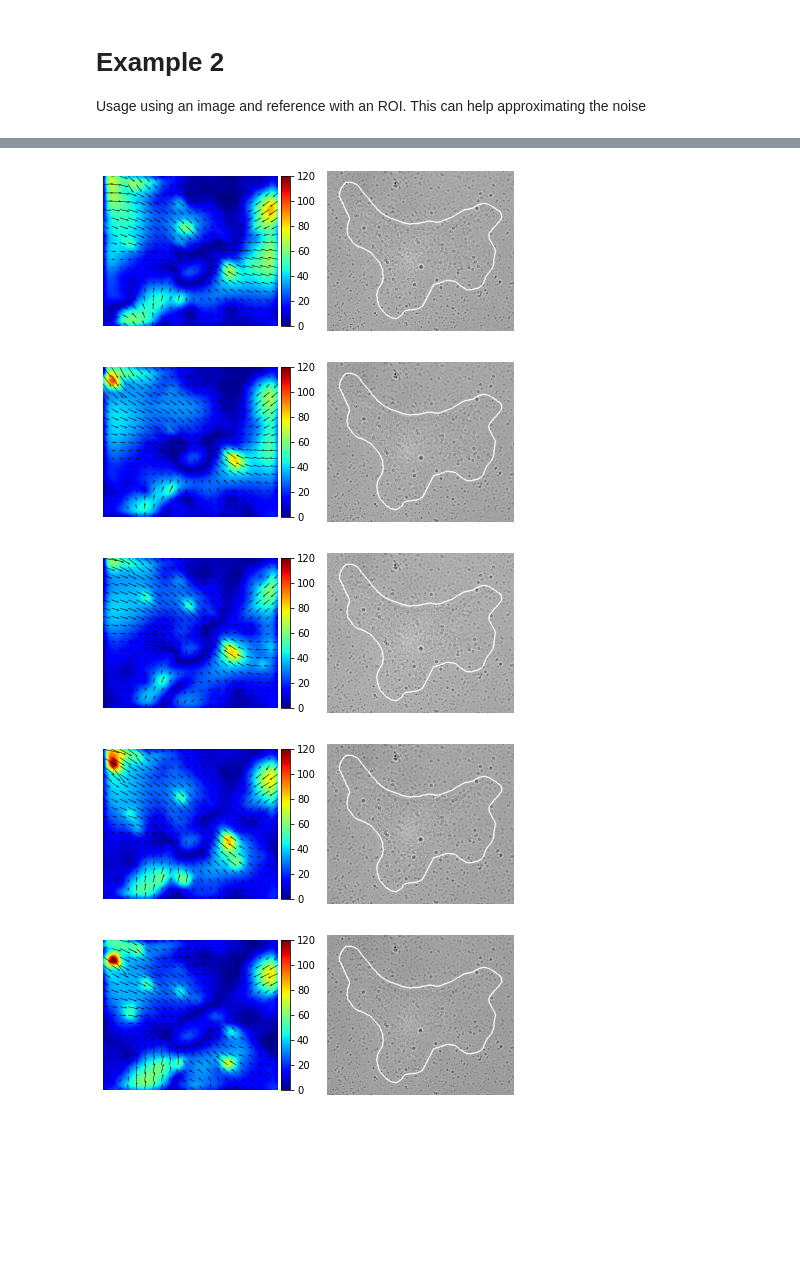
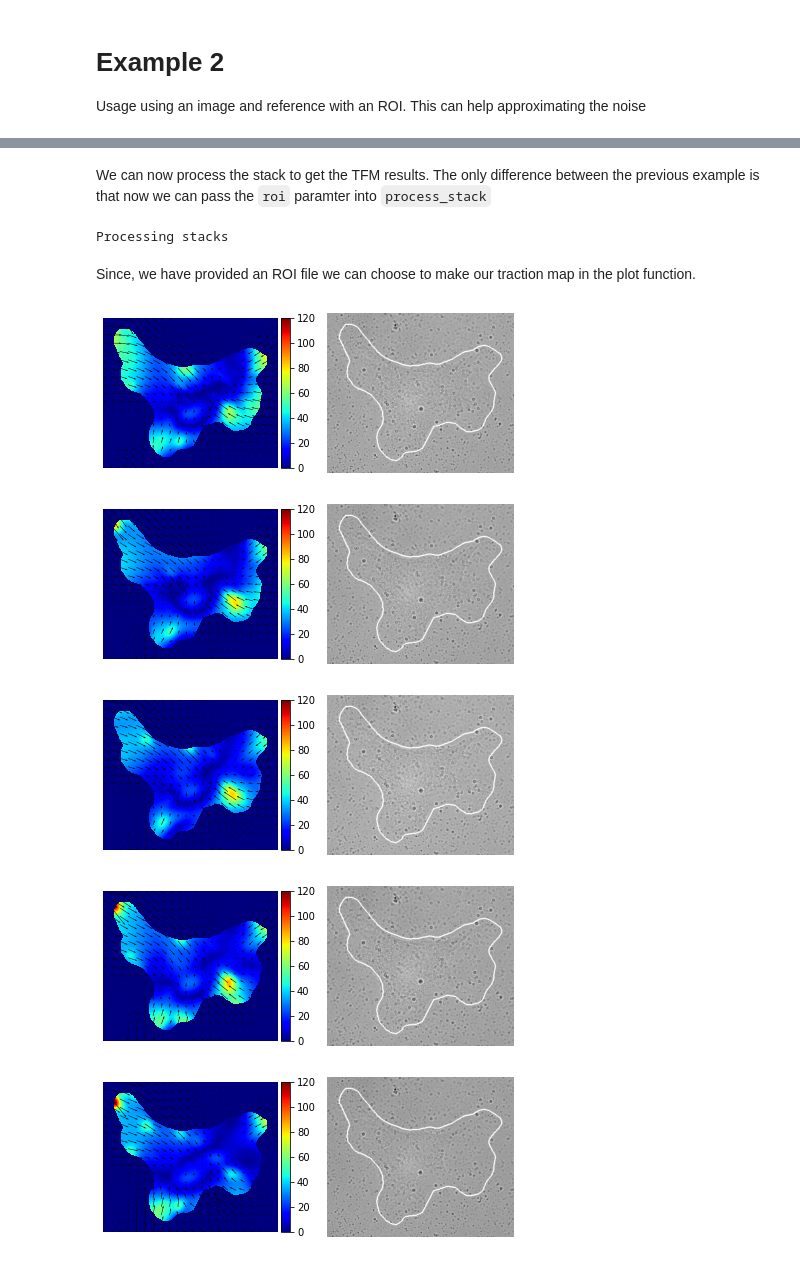
Before and after one commit to rg314/pytraction, a Jupyter notebook: scripts/usage.ipynb, the cells around one changed output, grey strips where cells are left out. Saved outputs shown, nothing was run; the diff lists cells and outputs as text; code cells hidden in the pictures; blank space fills up the shorter version.

```diff
--- a/scripts/usage.ipynb
+++ b/scripts/usage.ipynb
@@ -71,9 +166,17 @@ Processing stacks
+# %% [markdown]
+We can now process the stack to get the TFM results. The only difference between the previous example is that now we can pass the `roi` paramter into `process_stack`
+# %%
+log2 = traction_obj.process_stack(img, ref, roi=roi, verbose=1)
+# %% [output]
+Processing stacks
+# %% [markdown]
+Since, we have provided an ROI file we can choose to make our traction map in the plot function.
 # %%
 for frame in range(len(log2)):
-    plot(log2, frame=frame, vmax=120)
+    plot(log2, frame=frame, vmax=120, mask=True)
 # %% [output]
-[figure, old version]
+[figure, new version]
-[figure, old version]
+[figure, new version]
-[figure, old version]
+[figure, new version]
-[figure, old version]
+[figure, new version]
-[figure, old version]
+[figure, new version]
```
Also changed, not shown: parts of 33 cells of this notebook, 4 other files.
